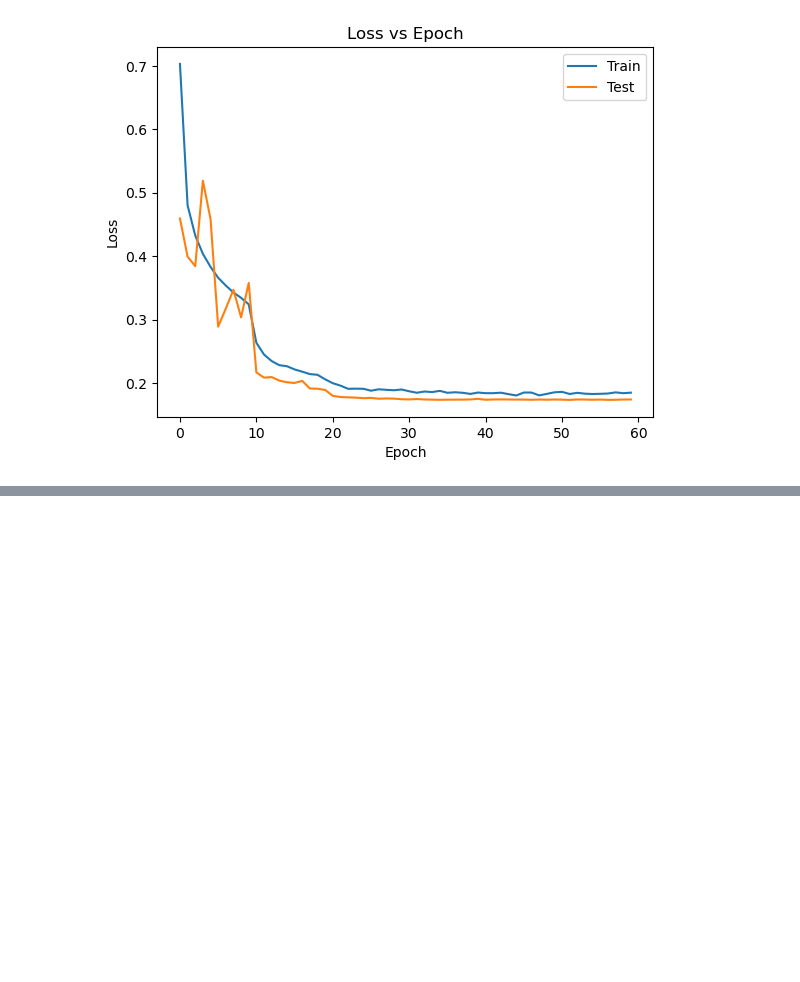
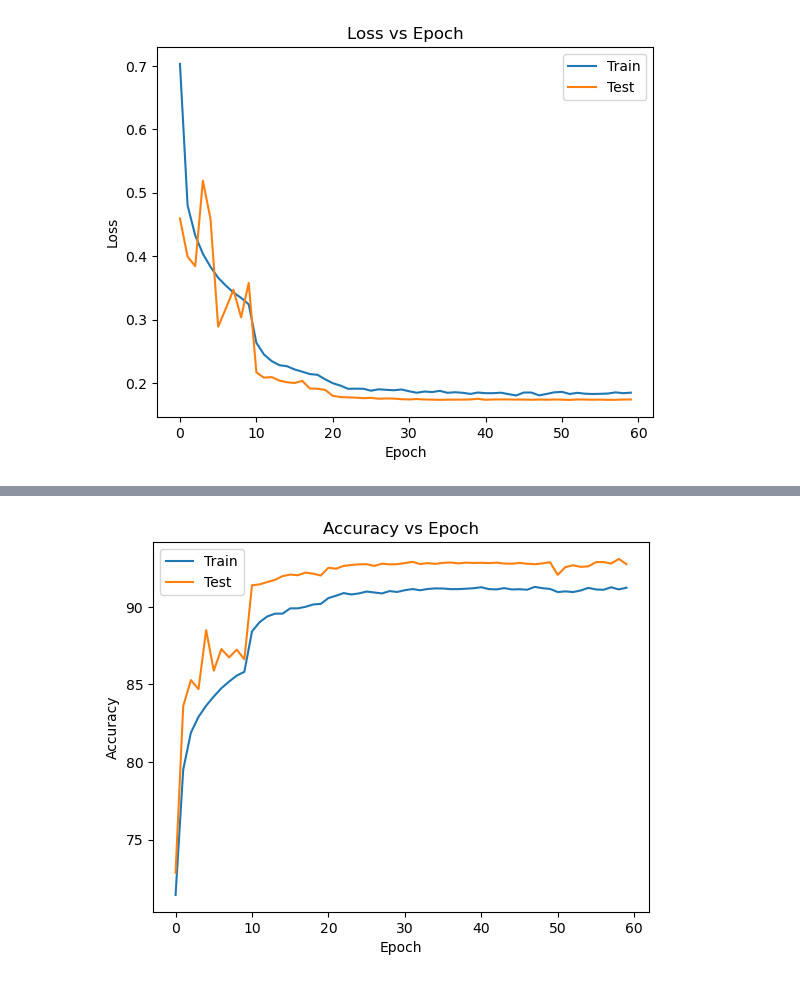
Before and after one commit to AkexStar/LiGe-DeepLearning-PKUCourse, a Jupyter notebook: homework-2/ResNet34.ipynb, the cells around one changed output, grey strips where cells are left out. Saved outputs shown, nothing was run; the diff lists cells and outputs as text; code cells hidden in the pictures; blank space fills up the shorter version.

```diff
--- a/homework-2/ResNet34.ipynb
+++ b/homework-2/ResNet34.ipynb
@@ -583,0 +601,96 @@ KeyboardInterrupt:
+# %%
+# 定义主函数
+def test6():
+    # 加载Fashion-MNIST数据集
+    # train_dataset = datasets.FashionMNIST(root='./data', train=True, transform=transforms.ToTensor())
+    # test_dataset = datasets.FashionMNIST(root='./data/', train=False, transform=transforms.ToTensor())
+    # 使用transforms对数据集进行标准化
+    # mean = train_dataset.data.float().mean() / 255
+    # print(mean) # tensor(0.2860)
+    # std = train_dataset.data.float().std() / 255
+    # print(std) # tensor(0.3530)
+
+    transform_train = transforms.Compose([
+        transforms.RandomCrop(28, padding=4),
+        # transforms.RandomResizedCrop(28, scale=(0.8, 1.0)),
+        transforms.RandomHorizontalFlip(),
+        transforms.RandomRotation(15),
+        transforms.ToTensor(),
+        transforms.Normalize(mean=(0.2860,), std=(0.3530,)),
+        transforms.RandomErasing()
+    ])
+
+    transform_test = transforms.Compose([
+        transforms.ToTensor(),
+        transforms.Normalize(mean=(0.2860,), std=(0.3530,))
+    ])
+    # train_dataset = datasets.FashionMNIST(root='/home/Akex/download/', download=False, train=True, transform=transform_train)
+    # test_dataset = datasets.FashionMNIST(root='/home/Akex/download/', download=False, train=False, transform=transform_test)
+    train_dataset = datasets.FashionMNIST(root='./data/', download=False, train=True, transform=transform_train)
+    test_dataset = datasets.FashionMNIST(root='./data/', download=False, train=False, transform=transform_test)
+    # 定义模型
+    model = resnet34(weights=None)  # 加载预训练模型
+    num_classes = 10
+    in_channels = 1  # 输入通道数为1
+    model.conv1 = nn.Conv2d(in_channels, 64, kernel_size=3, stride=1, padding=1, bias=False)  # 更改第一层卷积层
+    in_features = model.fc.in_features
+    model.fc = nn.Linear(in_features, num_classes)  # 更改最后一层全连接层
+
+    # 定义损失函数和优化器
+    criterion = nn.CrossEntropyLoss()
+    # optimizer = optim.SGD(model.parameters(), lr=0.001, momentum=0.9)
+    optimizer = optim.Adam(model.parameters(), lr=0.001, weight_decay=5e-4)
+    scheduler = optim.lr_scheduler.StepLR(optimizer, step_size=10, gamma=0.1)
+    device = torch.device("cuda" if torch.cuda.is_available() else "mps")
+    print(device)
+    train_batch_size = 128
+    test_batch_size = 100
+    train_loader = DataLoader(train_dataset, batch_size=train_batch_size, shuffle=True, num_workers=12)
+    test_loader = DataLoader(test_dataset, batch_size=test_batch_size, shuffle=False, num_workers=12)
+
+    model = model.to(device)
+    model = torch.nn.DataParallel(model).cuda()
+    train_losses, train_accuracies, test_losses, test_accuracies = [], [], [], []
+
+    for epoch in range(60):
+        if epoch == 50:
+            optimizer = optim.SGD(model.parameters(), lr=0.001, momentum=0.9)
+            scheduler = optim.lr_scheduler.StepLR(optimizer, step_size=10, gamma=0.1)
+        train_loss, train_accuracy = train(model, device, train_loader, criterion, optimizer)
+        # if epoch < 30:
+        scheduler.step()
+        test_loss, test_accuracy = test(model, device, test_loader, criterion)
+        if (epoch + 1) % 2 == 0:
+            if not os.path.exists('./checkpoints'):
+                os.makedirs('./checkpoints/')
+            # torch.save(model.state_dict(), '/home/Akex/LiGe-homework/homework2/checkpoints/checkpoint-{}-{}.pt'.format(epoch+1,test_accuracy))
+            torch.save(model.state_dict(), './checkpoints/epo{}-acc{}.ckpt'.format(epoch+1,test_accuracy))
+        print('Epoch {}: Train Loss: {:.4f}, Train Accuracy: {:.2f}%, Test Loss: {:.4f}, Test Accuracy: {:.2f}%'.format(
+            epoch + 1, train_loss, train_accuracy, test_loss, test_accuracy))
+
+        train_losses.append(train_loss)
+        train_accuracies.append(train_accuracy)
+        test_losses.append(test_loss)
+        test_accuracies.append(test_accuracy)
+
+    # 绘制精度曲线
+    plt.plot(train_accuracies, label='Train')
+    plt.plot(test_accuracies, label='Test')
+    plt.xlabel('Epoch')
+    plt.ylabel('Accuracy')
+    plt.title('Accuracy vs Epoch')
+    plt.legend()
+    plt.show()
+
+    # 绘制损失曲线
+    plt.plot(train_losses, label='Train')
+    plt.plot(test_losses, label='Test')
+    plt.xlabel('Epoch')
+    plt.ylabel('Loss')
+    plt.title('Loss vs Epoch')
+    plt.legend()
+    plt.show()
+
+
+test6()
+# %% [output]
@@ -583,0 +714 @@ KeyboardInterrupt:
+[figure, added]
```
Also changed, not shown: parts of 2 cells of this notebook.
